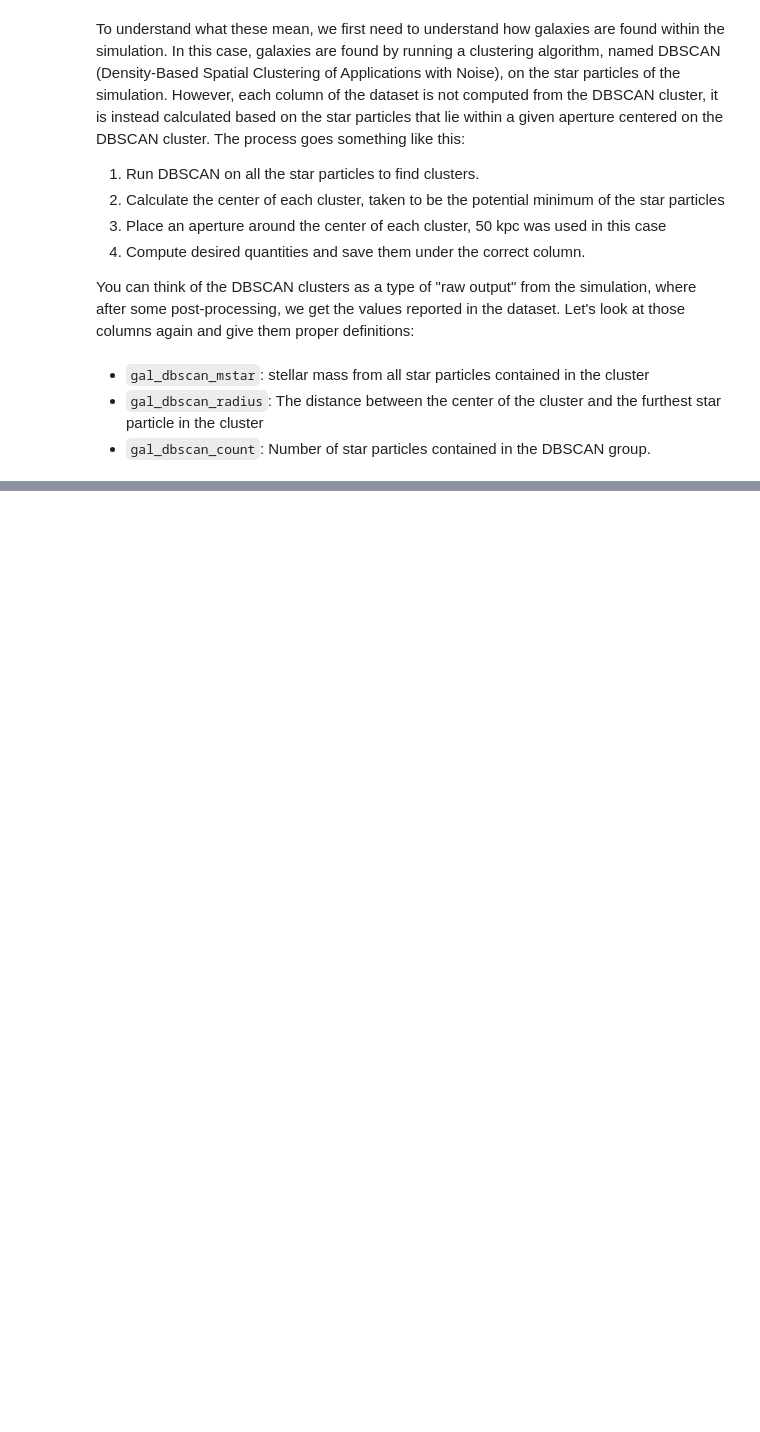
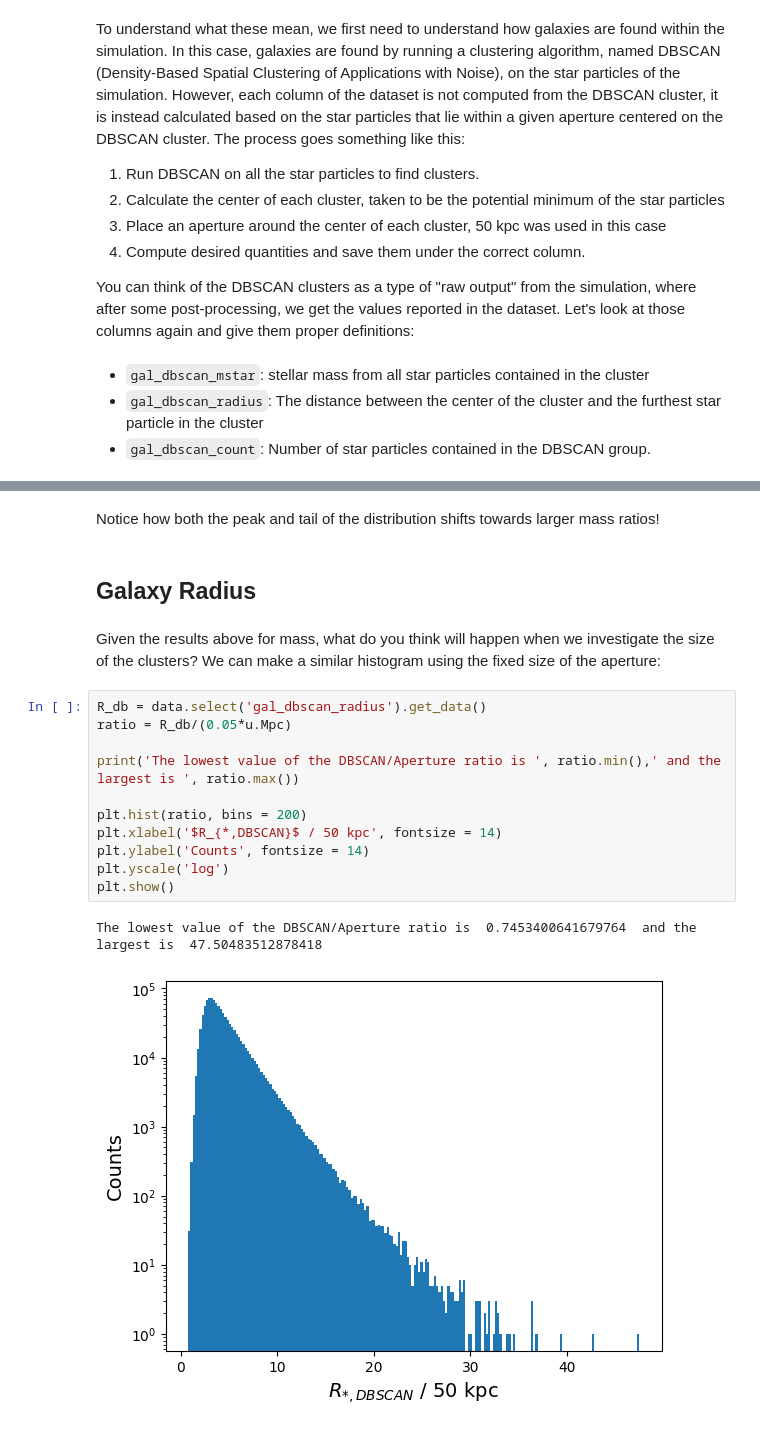
Before and after one commit to gideonkmc/opencosmo-examples, a Jupyter notebook: new_tutorials/DBSCAN_comparison.ipynb, the cells around one changed output, grey strips where cells are left out. Saved outputs shown, nothing was run; the diff lists cells and outputs as text; blank space fills up the shorter version.

```diff
--- a/new_tutorials/DBSCAN_comparison.ipynb
+++ b/new_tutorials/DBSCAN_comparison.ipynb
@@ -47,0 +84,20 @@ You can think of the DBSCAN clusters as a type of "raw output" from the simulati
+# %% [markdown]
+Notice how both the peak and tail of the distribution shifts towards larger mass ratios!
+# %% [markdown]
+## Galaxy Radius
+# %% [markdown]
+Given the results above for mass, what do you think will happen when we investigate the size of the clusters? We can make a similar histogram using the fixed size of the aperture:
+# %%
+R_db = data.select('gal_dbscan_radius').get_data()
+ratio = R_db/(0.05*u.Mpc)
+
+print('The lowest value of the DBSCAN/Aperture ratio is ', ratio.min(),' and the largest is ', ratio.max())
+
+plt.hist(ratio, bins = 200)
+plt.xlabel('$R_{*,DBSCAN}$ / 50 kpc', fontsize = 14)
+plt.ylabel('Counts', fontsize = 14)
+plt.yscale('log')
+plt.show()
+# %% [output]
+The lowest value of the DBSCAN/Aperture ratio is  0.7453400641679764  and the largest is  47.50483512878418
+[figure, added]
```
Also changed, not shown: parts of 17 cells of this notebook.
